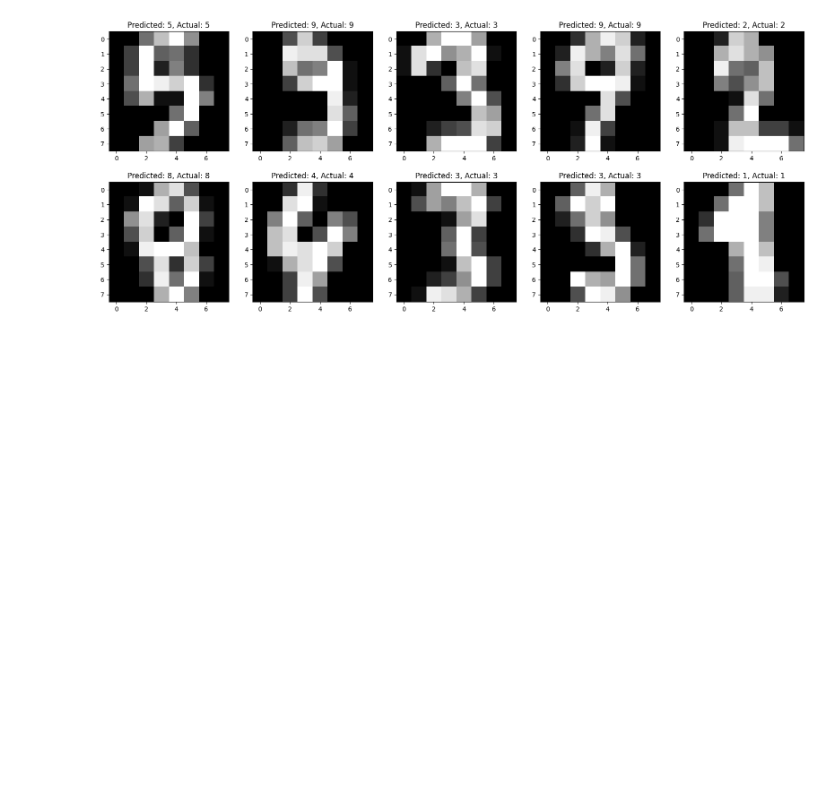
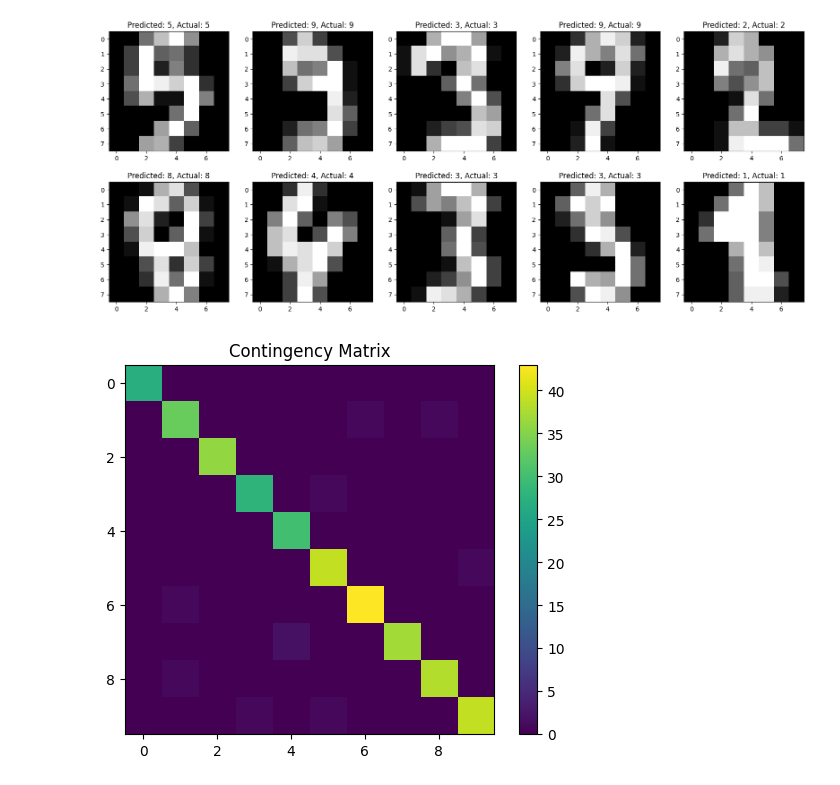
Before and after one commit to Ethan2541/Neural-Network-Library, a Jupyter notebook: experiments/multiclass_network.ipynb, the cells around one changed output. Saved outputs shown, nothing was run; the diff lists cells and outputs as text; code cells hidden in the pictures; blank space fills up the shorter version.

```diff
--- a/experiments/multiclass_network.ipynb
+++ b/experiments/multiclass_network.ipynb
@@ -71,3 +71,14 @@ for i in range(n_images):
     plt.imshow(images[i].reshape(8,8), cmap='gray')
 # %% [output]
 [figure]
+# %%
+m = contingency_matrix(y_test, yhat)
+
+fig = plt.figure()
+mat_plot = plt.imshow(m)
+plt.title("Contingency Matrix")
+plt.colorbar(mat_plot)
+
+plt.show()
+# %% [output]
+[figure, added]
```
Also changed, not shown: parts of 1 cell of this notebook, 4 other files.
